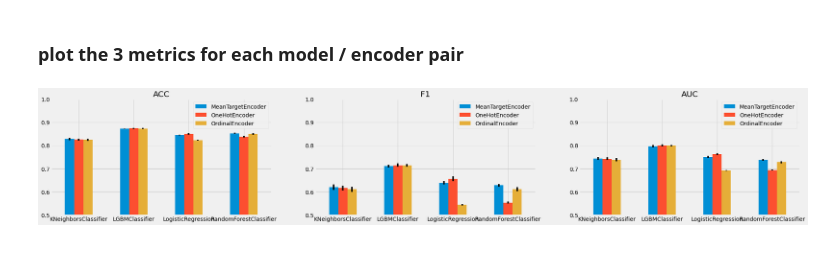
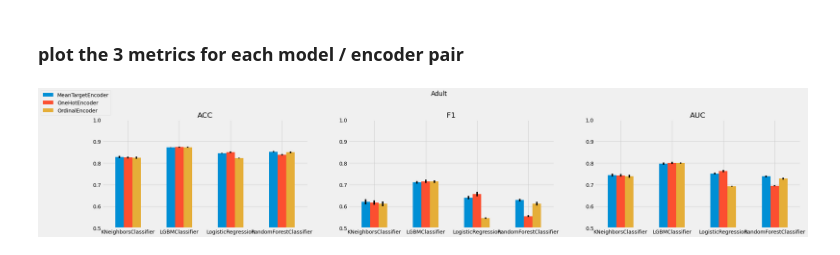
Before and after one commit to spayot/mte-plus, a Jupyter notebook: notebooks/modeling.ipynb, the cells around one changed output. Drawn from its saved outputs; the diff is of its cells as text; code cells hidden in the pictures.

```diff
--- a/notebooks/modeling.ipynb
+++ b/notebooks/modeling.ipynb
@@ -79,7 +79,7 @@ kf = KFold(n_splits=5)
 * define which variables should be fed into the downstream classifiers, and which ones should be considered as categorical or numerical.
 * pass through all numerical variables
 # %%
-feature_selection = loader.get_selected_features(df)
+feature_selection = col.FeatureSelection(**loader.get_selected_features(df))
 
 print(feature_selection)
 # %% [output]
@@ -293,6 +293,6 @@ reporter.show()
 ### plot the 3 metrics for each model / encoder pair
 # %%
 plt.style.use('fivethirtyeight')
-col.plot_model_encoder_pairs(reporter, figpath=f'../figures/model_encoder_comparison.png')
+col.plot_model_encoder_pairs(reporter, figpath=f'../figures/model_encoder_comparison.png', title='adult'.capitalize())
 # %% [output]
-[figure, old version]
+[figure, new version]
```
Also changed, not shown: parts of 2 cells of this notebook, 13 other files.
